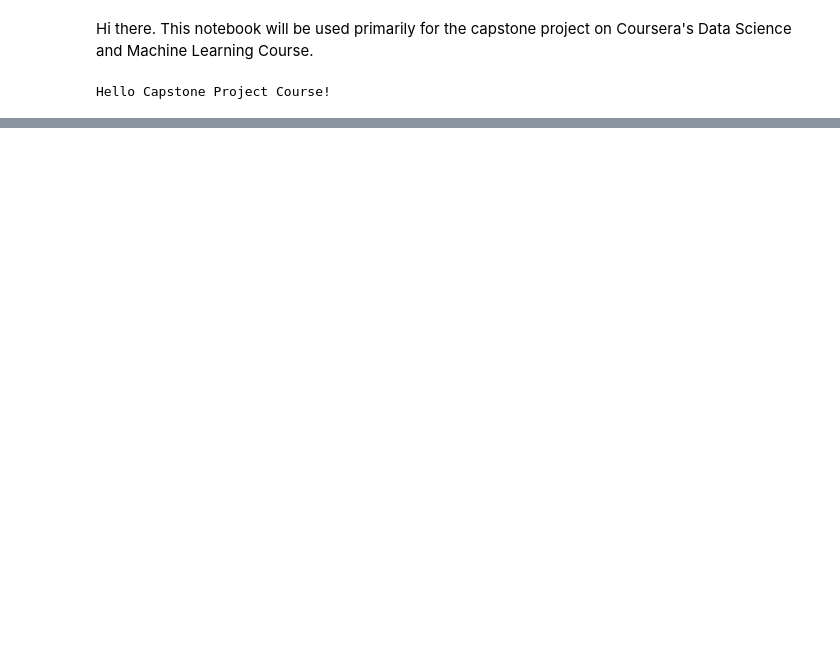
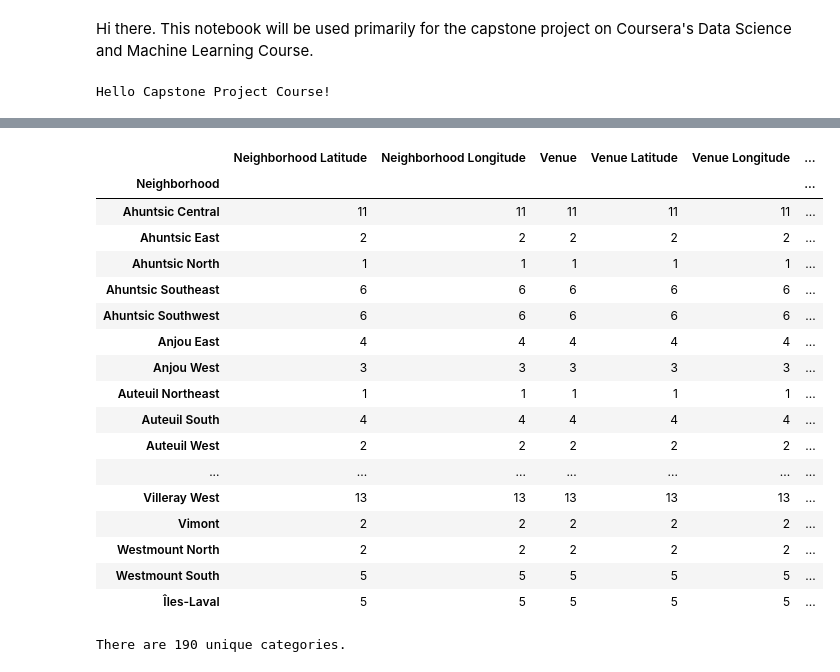
Before and after one commit to vkswami1984/Coursera_Capstone, a Jupyter notebook: Coursera Capstone Project.ipynb, the cells around one changed output, grey strips where cells are left out. Cells and saved outputs as stored; diff of their text form; code cells hidden in the pictures; blank space fills up the shorter version.

```diff
--- a/Coursera Capstone Project.ipynb
+++ b/Coursera Capstone Project.ipynb
@@ -36,0 +201,37 @@ This data contains details such as age, income and education levels, all of whic
+# %%
+def getNearbyVenues(names, latitudes, longitudes, radius=350):
+
+    venues_list=[]
+    for name, lat, lng in zip(names, latitudes, longitudes):
+        print(name)
+
+        url = 'https://api.foursquare.com/v2/venues/explore?&client_id={}&client_secret={}&v={}&ll={},{}&radius={}&limit={}'.format(
+            CLIENT_ID,
+            CLIENT_SECRET,
+            VERSION,
+            lat,
+            lng,
+            radius,
+            LIMIT)
+
+        results = requests.get(url).json()["response"]['groups'][0]['items']
+
+        venues_list.append([(
+            name,
+            lat,
+            lng,
+            v['venue']['name'],
+            v['venue']['location']['lat'],
+            v['venue']['location']['lng'],
+            v['venue']['categories'][0]['name']) for v in results])
+
+    nearby_venues = pd.DataFrame([item for venue_list in venues_list for item in venue_list])
+    nearby_venues.columns = ['Neighborhood',
+                  'Neighborhood Latitude',
+                  'Neighborhood Longitude',
+                  'Venue',
+                  'Venue Latitude',
+                  'Venue Longitude',
+                  'Venue Category']
+
+    return(nearby_venues)
@@ -36,0 +277,25 @@ This data contains details such as age, income and education levels, all of whic
+# %%
+mon_venues.groupby('Neighborhood').count()
+# %% [output]
+|  | Neighborhood Latitude | Neighborhood Longitude | Venue | Venue Latitude | Venue Longitude | ... |
+| Neighborhood |  |  |  |  |  | ... |
+| Ahuntsic Central | 11 | 11 | 11 | 11 | 11 | ... |
+| Ahuntsic East | 2 | 2 | 2 | 2 | 2 | ... |
+| Ahuntsic North | 1 | 1 | 1 | 1 | 1 | ... |
+| Ahuntsic Southeast | 6 | 6 | 6 | 6 | 6 | ... |
+| Ahuntsic Southwest | 6 | 6 | 6 | 6 | 6 | ... |
+| Anjou East | 4 | 4 | 4 | 4 | 4 | ... |
+| Anjou West | 3 | 3 | 3 | 3 | 3 | ... |
+| Auteuil Northeast | 1 | 1 | 1 | 1 | 1 | ... |
+| Auteuil South | 4 | 4 | 4 | 4 | 4 | ... |
+| Auteuil West | 2 | 2 | 2 | 2 | 2 | ... |
+| ... | ... | ... | ... | ... | ... | ... |
+| Villeray West | 13 | 13 | 13 | 13 | 13 | ... |
+| Vimont | 2 | 2 | 2 | 2 | 2 | ... |
+| Westmount North | 2 | 2 | 2 | 2 | 2 | ... |
+| Westmount South | 5 | 5 | 5 | 5 | 5 | ... |
+| Îles-Laval | 5 | 5 | 5 | 5 | 5 | ... |
+# %%
+print('There are {} unique categories.'.format(len(mon_venues['Venue Category'].unique())))
+# %% [output]
+There are 190 unique categories.
```
Also changed, not shown: parts of 53 cells of this notebook.
